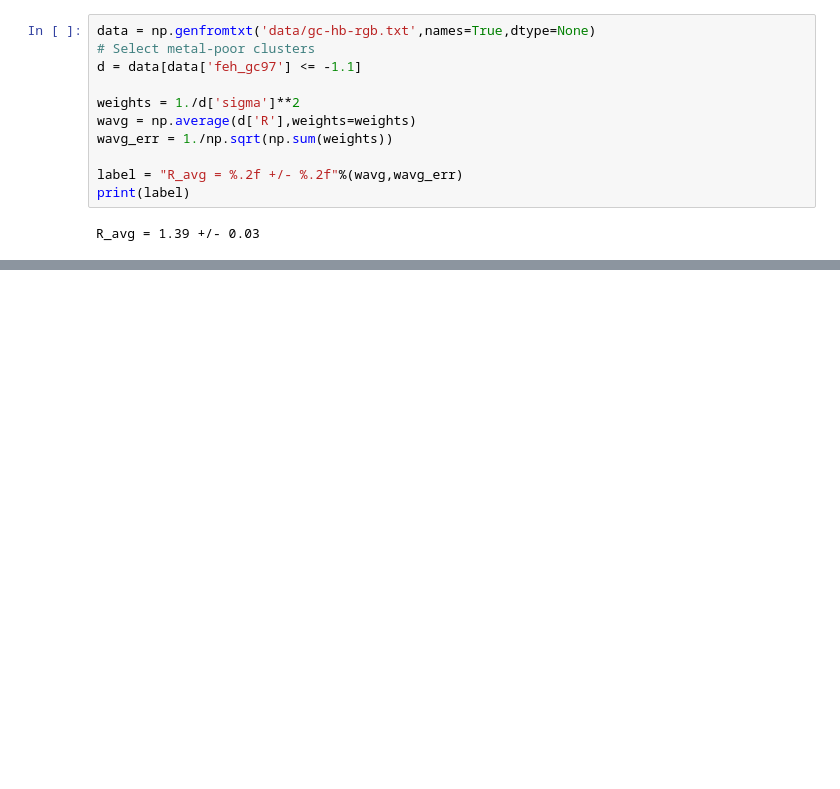
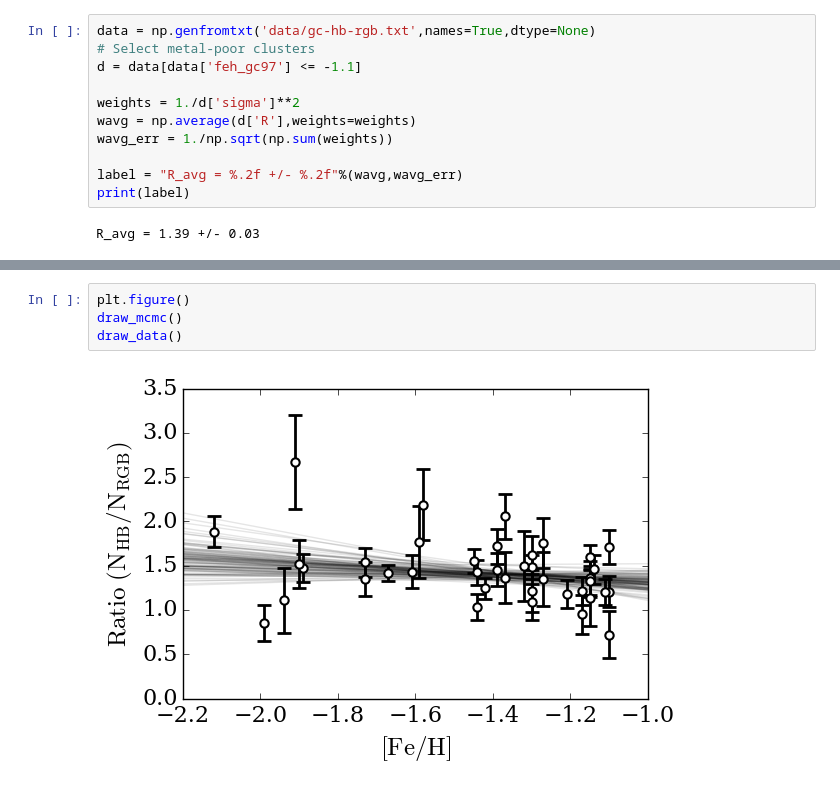
Before and after one commit to lsstdarkmatter/axions, a Jupyter notebook: hb_rgb_ratio.ipynb, the cells around one changed output, grey strips where cells are left out. Cells and saved outputs as stored; diff of their text form; blank space fills up the shorter version.

```diff
--- a/hb_rgb_ratio.ipynb
+++ b/hb_rgb_ratio.ipynb
@@ -30,0 +121,6 @@ plt.legend()
+# %%
+plt.figure()
+draw_mcmc()
+draw_data()
+# %% [output]
+[figure, added]
```
Also changed, not shown: parts of 20 cells of this notebook.
